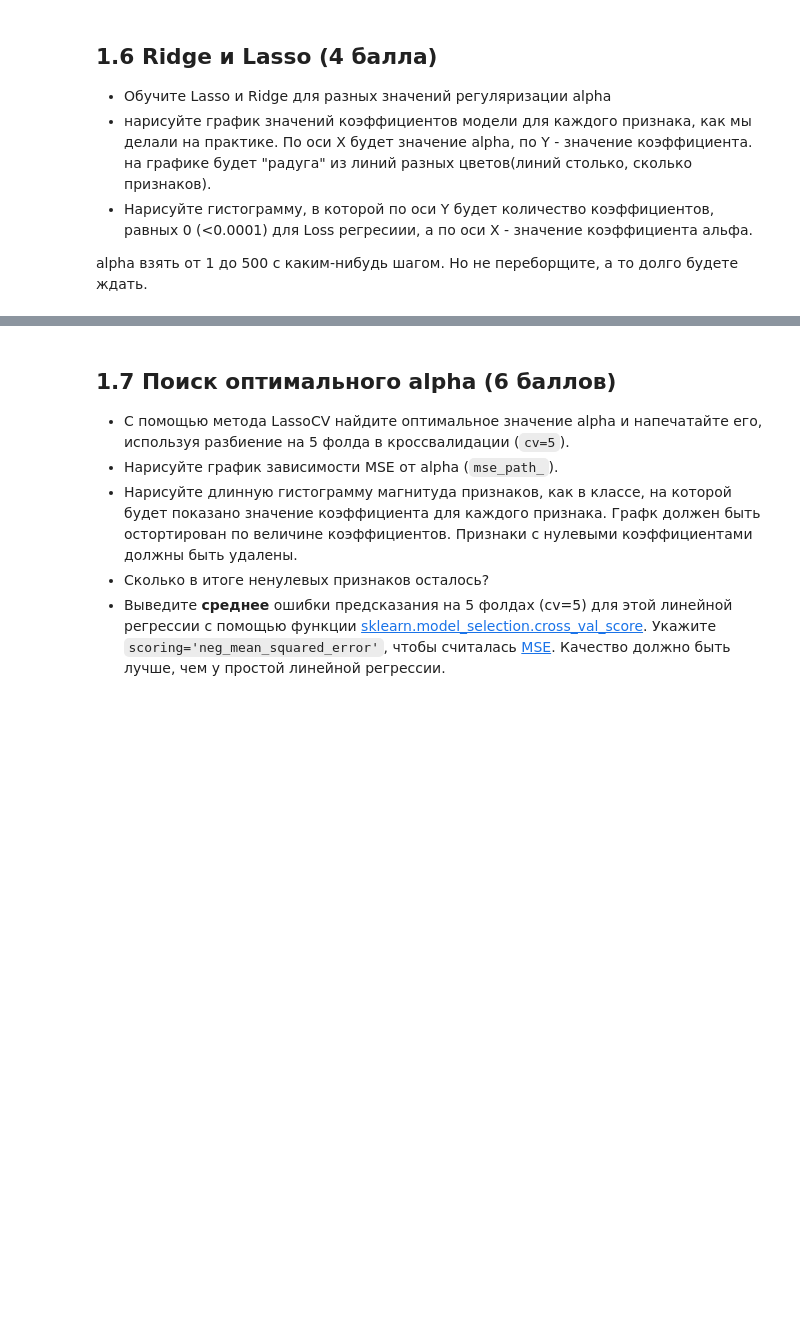
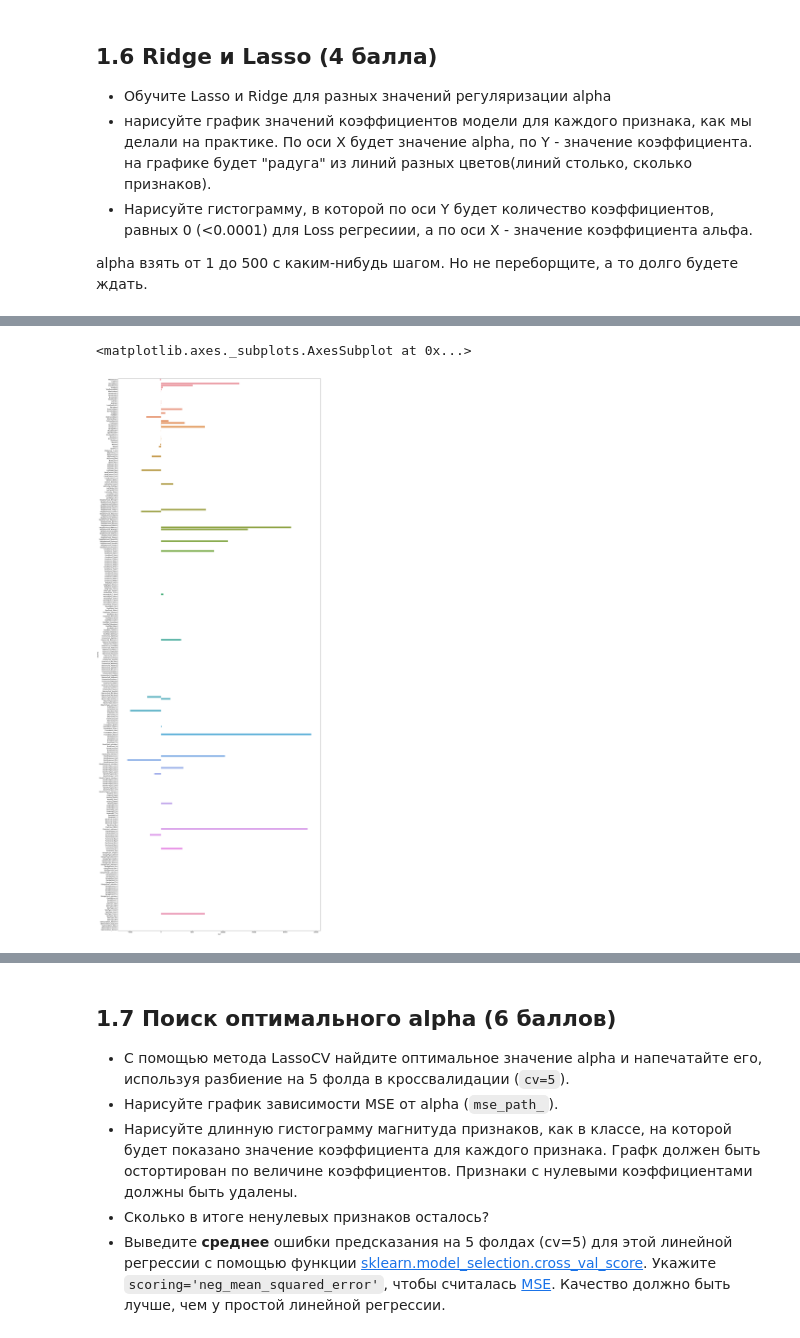
Before and after one commit to Agotsulov/ML-7bits, a Jupyter notebook: week06_workshop_06-01-linear-regression-homework.ipynb, the cells around one changed output, grey strips where cells are left out. Drawn from its saved outputs; the diff is of its cells as text; code cells hidden in the pictures; blank space fills up the shorter version.

```diff
--- a/week06_workshop_06-01-linear-regression-homework.ipynb
+++ b/week06_workshop_06-01-linear-regression-homework.ipynb
@@ -362,3 +362,6 @@ SalePrice
 - сконвертируйте все категориальные признаки(dtype=object) в вектора числовых с помощью get_dummies
 - напечатайте сколько у вас теперь признаков
 - Положите в переменную X все данные из датасета, кроме целевой переменной. Положите в переменную y только целевую переменную.
+# %%
+df_copy = pd.get_dummies(df_copy)
+df_copy.head()
@@ -365,3 +385,6 @@ SalePrice
+# %%
+X = df_copy.drop('SalePrice', axis=1).values
+y = df_copy['SalePrice'].values
 # %% [markdown]
 ## 1.5 Переобучение (3 балла)
 
@@ -379,3 +440,13 @@ SalePrice
 - Нарисуйте гистограмму, в которой по оси Y будет количество коэффициентов, равных 0 (<0.0001) для Loss регресиии, а по оси X - значение коэффициента альфа.
 
 alpha взять от 1 до 500 с каким-нибудь шагом. Но не переборщите, а то долго будете ждать.
+# %%
+from sklearn.linear_model import Lasso, Ridge
+alpha = 500
+# %%
+
+lasso = Lasso(alpha=alpha)
+lasso.fit(X, y)
+
+for coef, col in sorted(zip(lasso.coef_, df_copy.columns), key=lambda x: np.abs(x[0])):
+    print("{} \t {}".format(np.round(coef, 4), col))
@@ -381,0 +471,6 @@ alpha взять от 1 до 500 с каким-нибудь шагом. Но н
+# %%
+plt.figure(figsize=(25,70))
+sns.barplot(y='columns', x='coef',data=pd.DataFrame(list(zip(lasso.coef_, df_copy.columns)), columns=["coef", "columns"]))
+# %% [output]
+<matplotlib.axes._subplots.AxesSubplot at 0x...>
+[figure, added]
```
Also changed, not shown: parts of 19 cells of this notebook.
